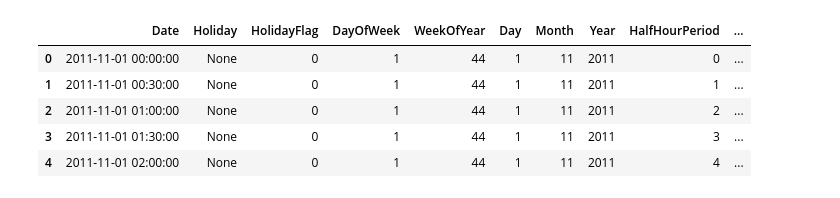
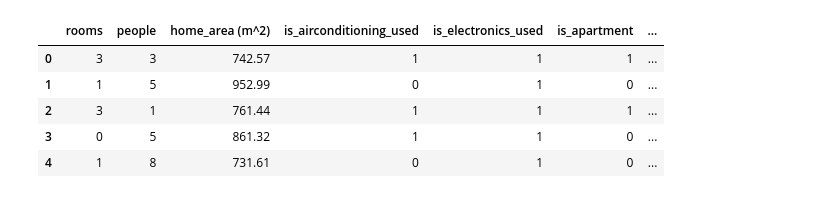
Before and after one commit to AThompson7/Electricity-Bill-Prediction, a Jupyter notebook: electricity.ipynb, the cells around one changed output. Cells and saved outputs as stored; diff of their text form; code cells hidden in the pictures.

```diff
--- a/electricity.ipynb
+++ b/electricity.ipynb
@@ -44,14 +10,0 @@ memory usage: 5.2+ MB
-# %%
-#Convert to numeric data type and convert values that return errors to NAN
-df['ForecastWindProduction'] = pd.to_numeric(df['ForecastWindProduction'], errors='coerce')
-df['SystemLoadEA'] = pd.to_numeric(df['SystemLoadEA'], errors='coerce')
-df['SMPEA'] = pd.to_numeric(df['SMPEA'], errors='coerce')
-df['ORKTemperature'] = pd.to_numeric(df['ORKTemperature'], errors='coerce')
-df['ORKWindspeed'] = pd.to_numeric(df['ORKWindspeed'], errors='coerce')
-df['CO2Intensity'] = pd.to_numeric(df['CO2Intensity'], errors='coerce')
-df['ActualWindProduction'] = pd.to_numeric(df['ActualWindProduction'], errors='coerce')
-df['SystemLoadEP2'] = pd.to_numeric(df['SystemLoadEP2'], errors='coerce')
-df['SMPEP2'] = pd.to_numeric(df['SMPEP2'], errors='coerce')
-# %%
-#Convert DateTime to datetime dtype
-df['DateTime']=pd.to_datetime(df['DateTime'],dayfirst=True)
@@ -100,3 +53 @@ SMPEP2                      2
 dtype: int64
-# %%
-df = df.dropna()
@@ -107,9 +80,13 @@ df_cleaned = df.rename(columns={"DateTime":"Date", "PeriodOfDay":"HalfHourPeriod
+# %%
+df = df.rename(columns={"num_rooms":"rooms", "num_people":"people", "housearea": "home_area (m^2)", "is_ac": "is_airconditioning_used",\
+                        "is_tv": "is_electronics_used", "is_flat": "is_apartment", "ave_monthly_income":"avg_monthly_income (Rs)", "num_children":"children"\
+                        , "is_urban": "is_city", "amount_paid": "electricity_bill (Rs)"})
 # %%
-df_cleaned.head()
+df.head()
 # %% [output]
-|  | Date | Holiday | HolidayFlag | DayOfWeek | WeekOfYear | Day | Month | Year | HalfHourPeriod | ... |
-| 0 | 2011-11-01 00:00:00 | None | 0 | 1 | 44 | 1 | 11 | 2011 | 0 | ... |
-| 1 | 2011-11-01 00:30:00 | None | 0 | 1 | 44 | 1 | 11 | 2011 | 1 | ... |
-| 2 | 2011-11-01 01:00:00 | None | 0 | 1 | 44 | 1 | 11 | 2011 | 2 | ... |
-| 3 | 2011-11-01 01:30:00 | None | 0 | 1 | 44 | 1 | 11 | 2011 | 3 | ... |
-| 4 | 2011-11-01 02:00:00 | None | 0 | 1 | 44 | 1 | 11 | 2011 | 4 | ... |
+|  | rooms | people | home_area (m^2) | is_airconditioning_used | is_electronics_used | is_apartment | ... |
+| 0 | 3 | 3 | 742.57 | 1 | 1 | 1 | ... |
+| 1 | 1 | 5 | 952.99 | 0 | 1 | 0 | ... |
+| 2 | 3 | 1 | 761.44 | 1 | 1 | 1 | ... |
+| 3 | 0 | 5 | 861.32 | 1 | 1 | 0 | ... |
+| 4 | 1 | 8 | 731.61 | 0 | 1 | 0 | ... |
```
Also changed, not shown: parts of 60 cells of this notebook, 20 other files.
